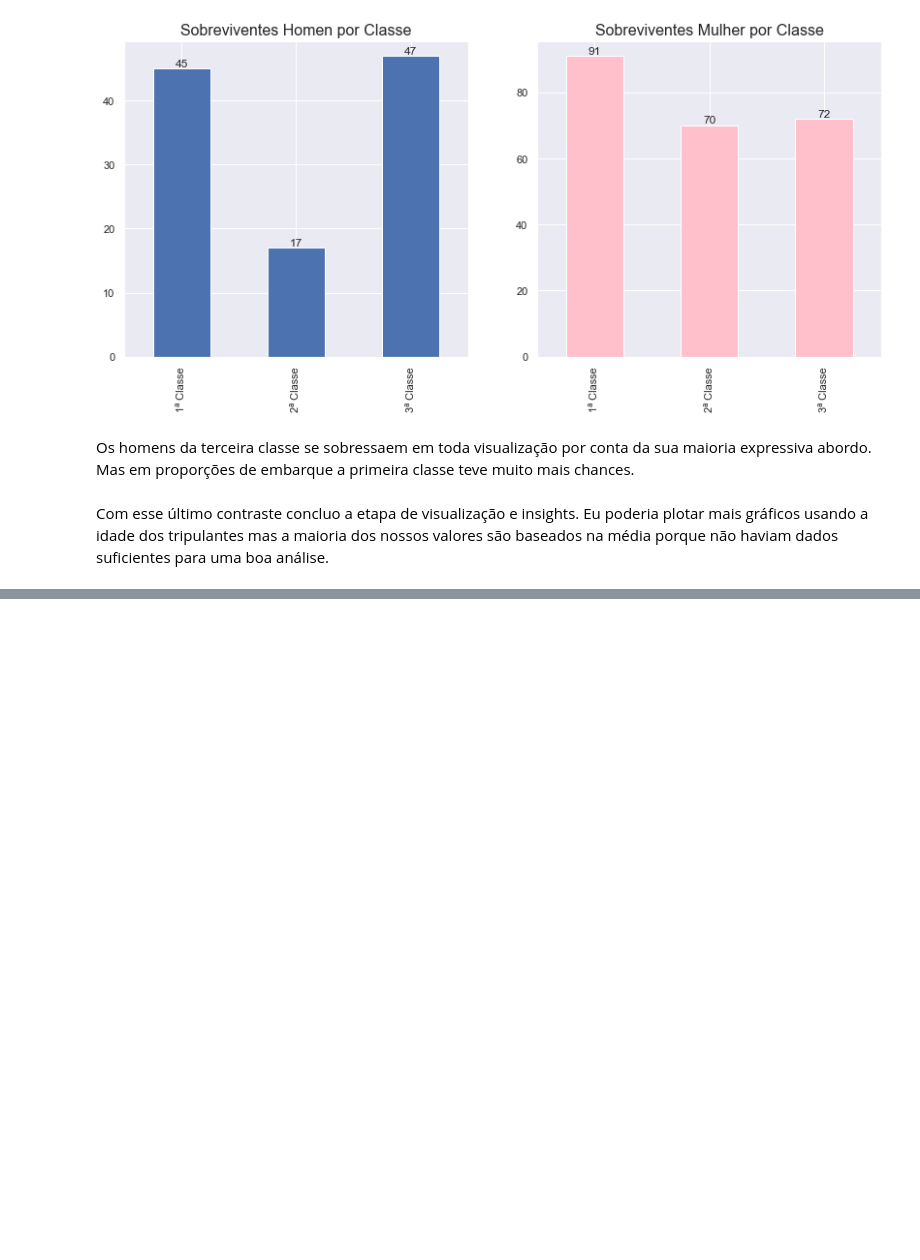
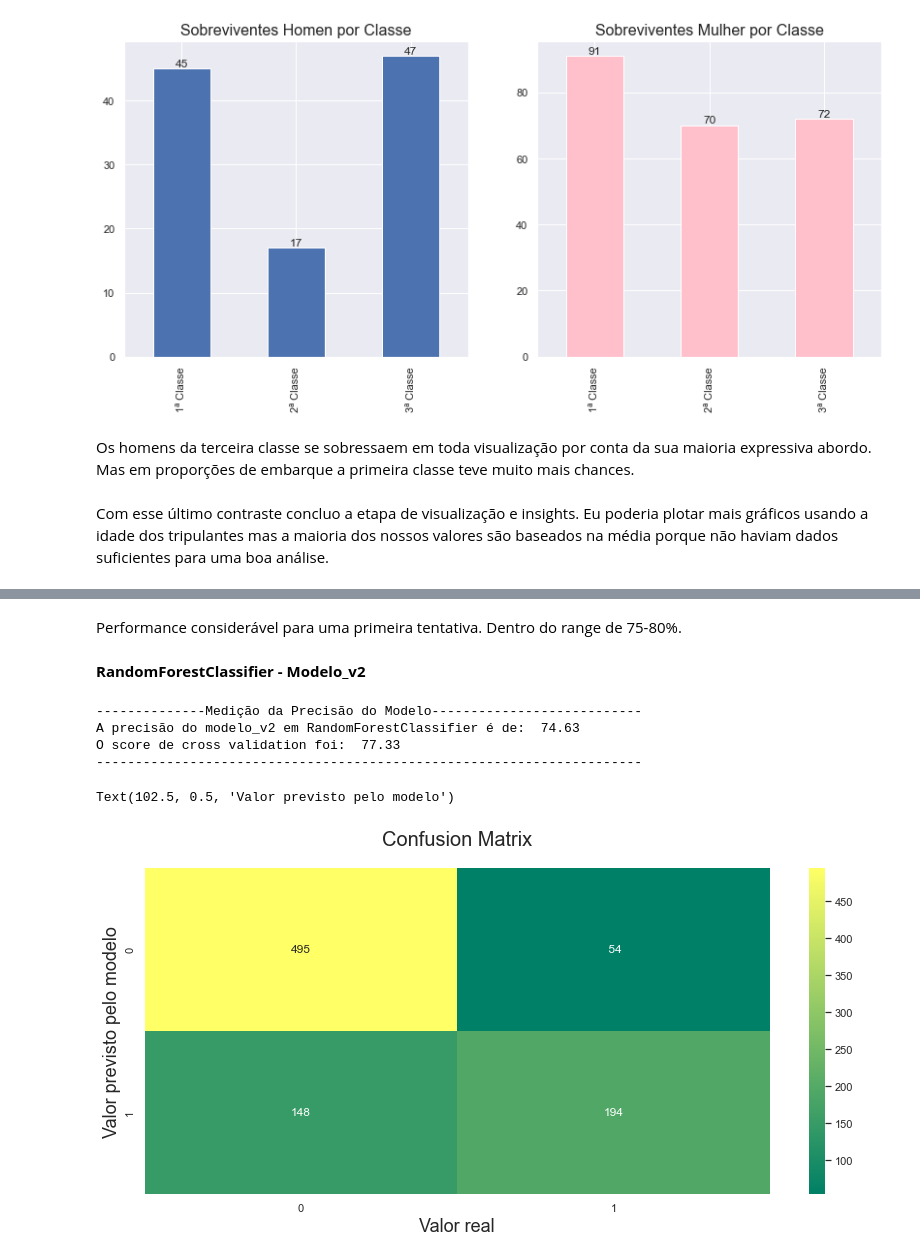
Before and after one commit to Rebeque/Titanic---Quem-sobreviveria-ETL-EDA-ML-Deploy-HTML-CSS-, a Jupyter notebook: Notebook_Titanic_Quem sobreviveria_v0.1.ipynb, the cells around one changed output, grey strips where cells are left out. Cells and saved outputs as stored; diff of their text form; code cells hidden in the pictures; blank space fills up the shorter version.

```diff
--- a/Notebook_Titanic_Quem sobreviveria_v0.1.ipynb
+++ b/Notebook_Titanic_Quem sobreviveria_v0.1.ipynb
@@ -710,0 +839,38 @@ Index(['Classe_Passageiro', 'Nome', 'Gênero', 'Idade', 'N_Esposa_Irmãos',
+# %% [markdown]
+Performance considerável para uma primeira tentativa. Dentro do range de 75-80%.
+# %% [markdown]
+**RandomForestClassifier - Modelo_v2**
+# %%
+from sklearn.ensemble import RandomForestClassifier
+
+modelo_v2 = RandomForestClassifier(criterion='gini', n_estimators=700,
+                             min_samples_split=10,min_samples_leaf=1,
+                             max_features='auto',oob_score=True,
+                             random_state=1,n_jobs=-1) # Entrega o objeto ao método usando parâmetros de granularidade fina
+
+modelo_v2.fit(X_train,y_train) # Treina o modelo com os dados supervisionados
+predicao_v2 = modelo_v2.predict(X_test) # Gera a predição usando esse modelo vs os dados separadaos para teste
+
+print('--------------Medição da Precisão do Modelo---------------------------')
+print('A precisão do modelo_v2 em RandomForestClassifier é de: ',
+      round(accuracy_score(predicao_v2,y_test)*100,2)) # Arredonda o valor em porcentagem
+
+kfold = KFold(n_splits=10) # Dividindo os dados em 10 partes para teste em KFold
+resultado_v2 = cross_val_score(modelo_v2,all_features,feature_target,cv=10,scoring='accuracy') # Cross Validation Score
+
+print('O score de cross validation foi: ',round(resultado_v2.mean()*100,2)) # Arredonda média do resultado da cross validation
+y_pred = cross_val_predict(modelo_v2,all_features,feature_target,cv=10)
+
+print('-'*70)
+
+sns.heatmap(confusion_matrix(feature_target,y_pred),annot=True,fmt='3.0f',cmap="summer")
+plt.title('Confusion Matrix', y=1.05, size=20) # Cria a matriz de confusão para verificação visual
+plt.xlabel('Valor real', fontsize=18)
+plt.ylabel('Valor previsto pelo modelo', fontsize=18)
+# %% [output]
+--------------Medição da Precisão do Modelo---------------------------
+A precisão do modelo_v2 em RandomForestClassifier é de:  74.63
+O score de cross validation foi:  77.33
+----------------------------------------------------------------------
+Text(102.5, 0.5, 'Valor previsto pelo modelo')
+[figure, added]
```
Also changed, not shown: parts of 52 cells of this notebook.
